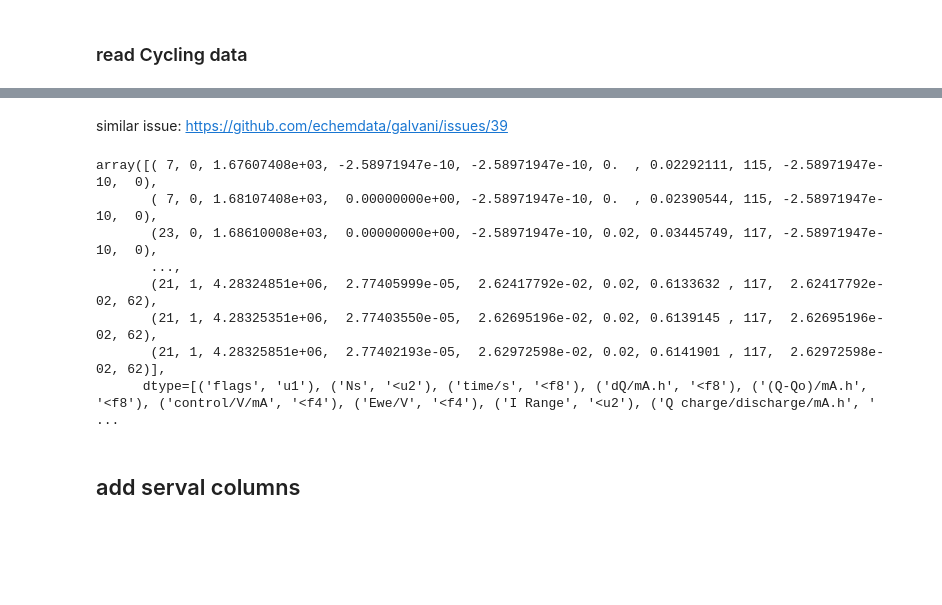
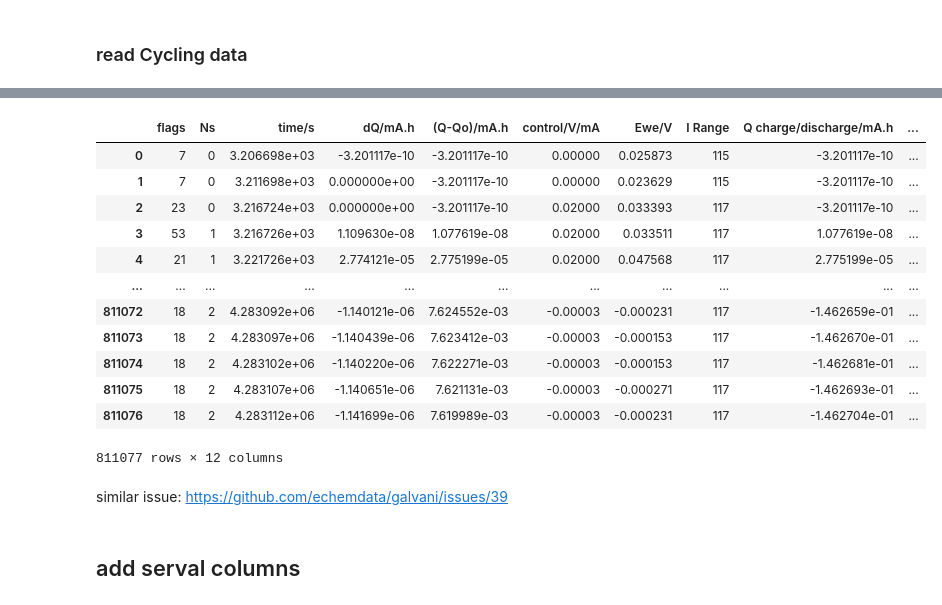
Before and after one commit to Yue-Yao/EIS, a Jupyter notebook: Dataset_EIS.ipynb, the cells around one changed output, grey strips where cells are left out. Drawn from its saved outputs; the diff is of its cells as text; code cells hidden in the pictures; blank space fills up the shorter version.

```diff
--- a/Dataset_EIS.ipynb
+++ b/Dataset_EIS.ipynb
@@ -88,3 +97,19 @@ read_mpr.searchmpr('raw_data/cycle')
+# %%
+df_cycle[1]
+# %% [output]
+|  | flags | Ns | time/s | dQ/mA.h | (Q-Qo)/mA.h | control/V/mA | Ewe/V | I Range | Q charge/discharge/mA.h | ... |
+| 0 | 7 | 0 | 3.206698e+03 | -3.201117e-10 | -3.201117e-10 | 0.00000 | 0.025873 | 115 | -3.201117e-10 | ... |
+| 1 | 7 | 0 | 3.211698e+03 | 0.000000e+00 | -3.201117e-10 | 0.00000 | 0.023629 | 115 | -3.201117e-10 | ... |
+| 2 | 23 | 0 | 3.216724e+03 | 0.000000e+00 | -3.201117e-10 | 0.02000 | 0.033393 | 117 | -3.201117e-10 | ... |
+| 3 | 53 | 1 | 3.216726e+03 | 1.109630e-08 | 1.077619e-08 | 0.02000 | 0.033511 | 117 | 1.077619e-08 | ... |
+| 4 | 21 | 1 | 3.221726e+03 | 2.774121e-05 | 2.775199e-05 | 0.02000 | 0.047568 | 117 | 2.775199e-05 | ... |
+| ... | ... | ... | ... | ... | ... | ... | ... | ... | ... | ... |
+| 811072 | 18 | 2 | 4.283092e+06 | -1.140121e-06 | 7.624552e-03 | -0.00003 | -0.000231 | 117 | -1.462659e-01 | ... |
+| 811073 | 18 | 2 | 4.283097e+06 | -1.140439e-06 | 7.623412e-03 | -0.00003 | -0.000153 | 117 | -1.462670e-01 | ... |
+| 811074 | 18 | 2 | 4.283102e+06 | -1.140220e-06 | 7.622271e-03 | -0.00003 | -0.000153 | 117 | -1.462681e-01 | ... |
+| 811075 | 18 | 2 | 4.283107e+06 | -1.140651e-06 | 7.621131e-03 | -0.00003 | -0.000271 | 117 | -1.462693e-01 | ... |
+| 811076 | 18 | 2 | 4.283112e+06 | -1.141699e-06 | 7.619989e-03 | -0.00003 | -0.000231 | 117 | -1.462704e-01 | ... |
+811077 rows × 12 columns
 # %%
 for file in cyc_files:
     try:
@@ -93,17 +118,6 @@ for file in cyc_files:
         print('files: '+file+' is unreadable')
 # %% [markdown]
 similar issue: https://github.com/echemdata/galvani/issues/39
-# %%
-BioLogic.MPRfile('raw_data/cycle\Cell001_Cyc_20uA_25T_30RH_Cycle11to100_02_GCPL_CA1.mpr').data
-# %% [output]
-array([( 7, 0, 1.67607408e+03, -2.58971947e-10, -2.58971947e-10, 0.  , 0.02292111, 115, -2.58971947e-10,  0),
-       ( 7, 0, 1.68107408e+03,  0.00000000e+00, -2.58971947e-10, 0.  , 0.02390544, 115, -2.58971947e-10,  0),
-       (23, 0, 1.68610008e+03,  0.00000000e+00, -2.58971947e-10, 0.02, 0.03445749, 117, -2.58971947e-10,  0),
-       ...,
-       (21, 1, 4.28324851e+06,  2.77405999e-05,  2.62417792e-02, 0.02, 0.6133632 , 117,  2.62417792e-02, 62),
-       (21, 1, 4.28325351e+06,  2.77403550e-05,  2.62695196e-02, 0.02, 0.6139145 , 117,  2.62695196e-02, 62),
-       (21, 1, 4.28325851e+06,  2.77402193e-05,  2.62972598e-02, 0.02, 0.6141901 , 117,  2.62972598e-02, 62)],
-      dtype=[('flags', 'u1'), ('Ns', '<u2'), ('time/s', '<f8'), ('dQ/mA.h', '<f8'), ('(Q-Qo)/mA.h', '<f8'), ('control/V/mA', '<f4'), ('Ewe/V', '<f4'), ('I Range', '<u2'), ('Q charge/discharge/mA.h', ' ...
 # %% [markdown]
 ## add serval columns
 # %%
```
Also changed, not shown: parts of 33 cells of this notebook, 1 other file.
